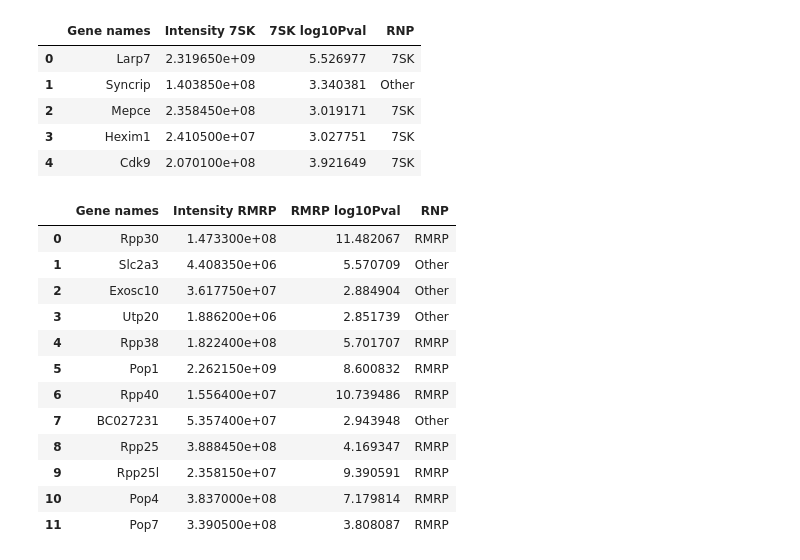
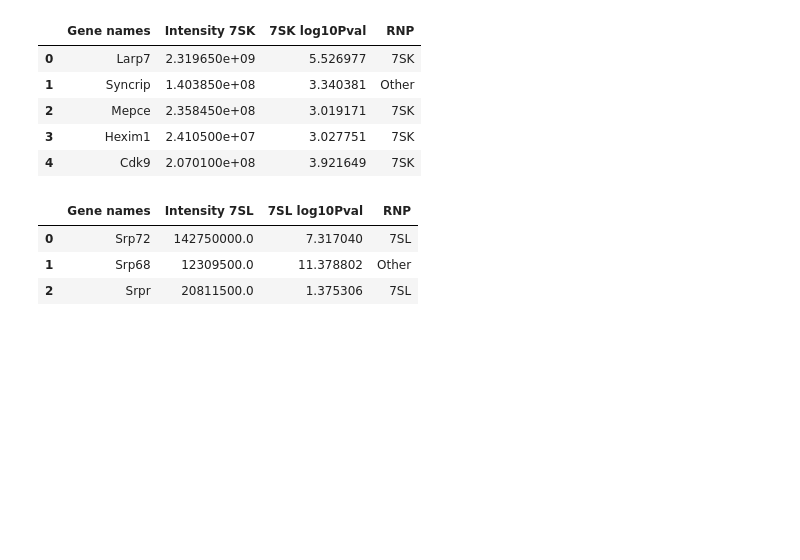
Before and after one commit to dhonson-lncrna/rapmstools, a Jupyter notebook: 22.04.28_RAP-Analysis-XIST.ipynb, the cells around one changed output. Saved outputs shown, nothing was run; the diff lists cells and outputs as text; code cells hidden in the pictures; blank space fills up the shorter version.

```diff
--- a/22.04.28_RAP-Analysis-XIST.ipynb
+++ b/22.04.28_RAP-Analysis-XIST.ipynb
@@ -86,10 +95,18 @@ dfdict['7SK']
 | 2 | Mepce | 2.358450e+08 | 3.019171 | 7SK |
 | 3 | Hexim1 | 2.410500e+07 | 3.027751 | 7SK |
 | 4 | Cdk9 | 2.070100e+08 | 3.921649 | 7SK |
+# %%
+dfdict['7SL']
+# %% [output]
+|  | Gene names | Intensity 7SL | 7SL log10Pval | RNP |
+| 0 | Srp72 | 142750000.0 | 7.317040 | 7SL |
+| 1 | Srp68 | 12309500.0 | 11.378802 | Other |
+| 2 | Srpr | 20811500.0 | 1.375306 | 7SL |
 # %%
-dfdict['U1'].loc[8,'RNP'] = 'U1'
-dfdict['U2'].loc[36,'RNP'] = 'U2'
-dfdict['7SL'].loc[1,'RNP'] = '7SL'
+dfdict['U1'].loc[8,'RNP'] = 'U1' # Snrpd3
+dfdict['U2'].loc[35,'RNP'] = 'U2' # Snrpd3
+dfdict['U2'].loc[50,'RNP'] = 'U2' # Sf1
+dfdict['7SL'].loc[1,'RNP'] = '7SL' # Srp68
 
 for i in dfdict['RMRP'].index:
     if 'Rpp' in dfdict['RMRP'].loc[i,'Gene names']:
@@ -98,22 +115,6 @@ for i in dfdict['RMRP'].index:
         dfdict['RMRP'].loc[i,'RNP'] = 'RMRP'
     else:
         pass
-
-dfdict['RMRP']#[dfdict['U6']['Gene names'].str.contains('Prp')]
-# %% [output]
-|  | Gene names | Intensity RMRP | RMRP log10Pval | RNP |
-| 0 | Rpp30 | 1.473300e+08 | 11.482067 | RMRP |
-| 1 | Slc2a3 | 4.408350e+06 | 5.570709 | Other |
-| 2 | Exosc10 | 3.617750e+07 | 2.884904 | Other |
-| 3 | Utp20 | 1.886200e+06 | 2.851739 | Other |
-| 4 | Rpp38 | 1.822400e+08 | 5.701707 | RMRP |
-| 5 | Pop1 | 2.262150e+09 | 8.600832 | RMRP |
-| 6 | Rpp40 | 1.556400e+07 | 10.739486 | RMRP |
-| 7 | BC027231 | 5.357400e+07 | 2.943948 | Other |
-| 8 | Rpp25 | 3.888450e+08 | 4.169347 | RMRP |
-| 9 | Rpp25l | 2.358150e+07 | 9.390591 | RMRP |
-| 10 | Pop4 | 3.837000e+08 | 7.179814 | RMRP |
-| 11 | Pop7 | 3.390500e+08 | 3.808087 | RMRP |
 # %%
 plots = []
 
```
Also changed, not shown: parts of 19 cells of this notebook, 15 other files.
